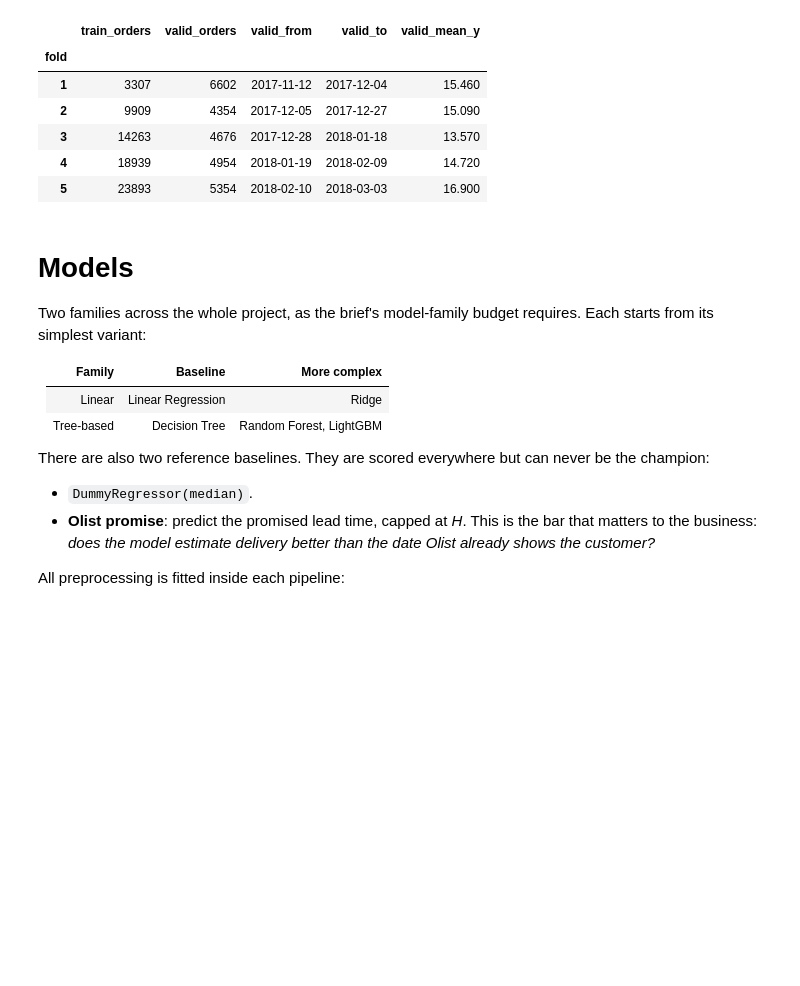
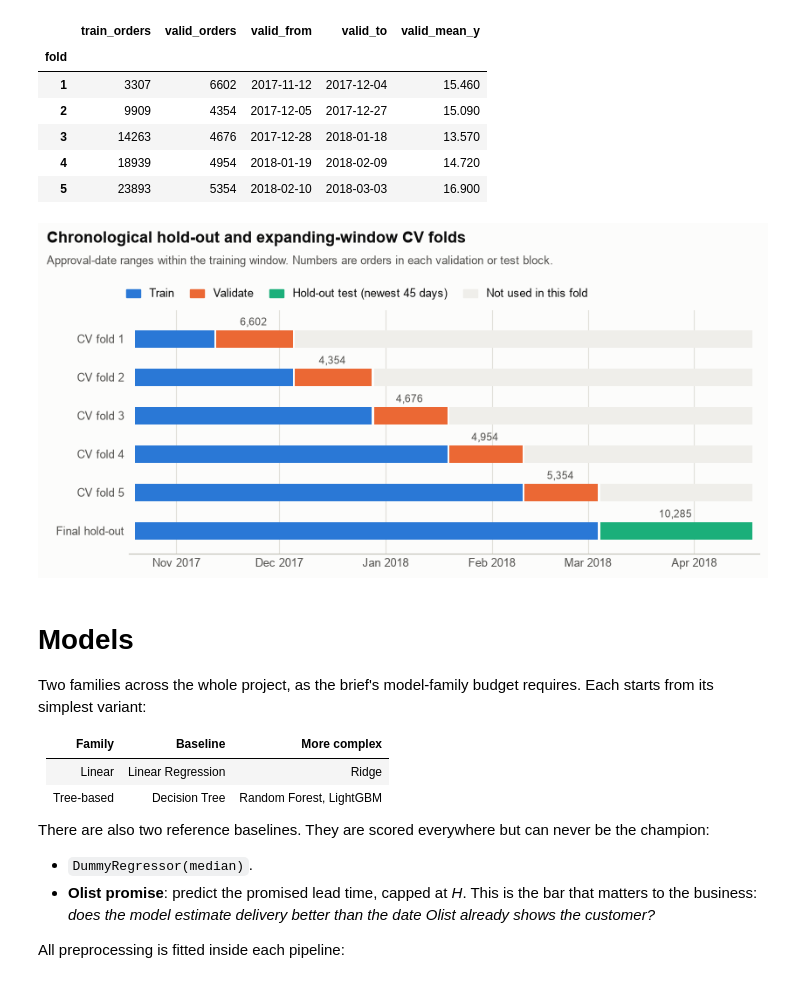
Before and after one commit to mushroomyyy/Team8_IT5006_Ecommerce_Analytics_AY2627Sem1, a Jupyter notebook: phase2/model_regression_dev.ipynb, the cells around one changed output. Cells and saved outputs as stored; diff of their text form; code cells hidden in the pictures; blank space fills up the shorter version.

```diff
--- a/phase2/model_regression_dev.ipynb
+++ b/phase2/model_regression_dev.ipynb
@@ -238,6 +244,11 @@ Test:  2018-03-04 to 2018-04-17 (10,285 orders, mean y 14.39)
 | 3 | 14263 | 4676 | 2017-12-28 | 2018-01-18 | 13.570 |
 | 4 | 18939 | 4954 | 2018-01-19 | 2018-02-09 | 14.720 |
 | 5 | 23893 | 5354 | 2018-02-10 | 2018-03-03 | 16.900 |
+# %%
+figs.plot_split_and_folds(train_df['order_approved_dt'], test_df['order_approved_dt'], cv_folds,
+                          save_path=f'{FIGURE_DIR}/02_split_and_cv_folds.png')
+# %% [output]
+[figure, added]
 # %% [markdown]
 # Models
 Two families across the whole project, as the brief's model-family budget requires. Each starts from its simplest variant:
```
Also changed, not shown: parts of 11 cells of this notebook, 10 other files.
